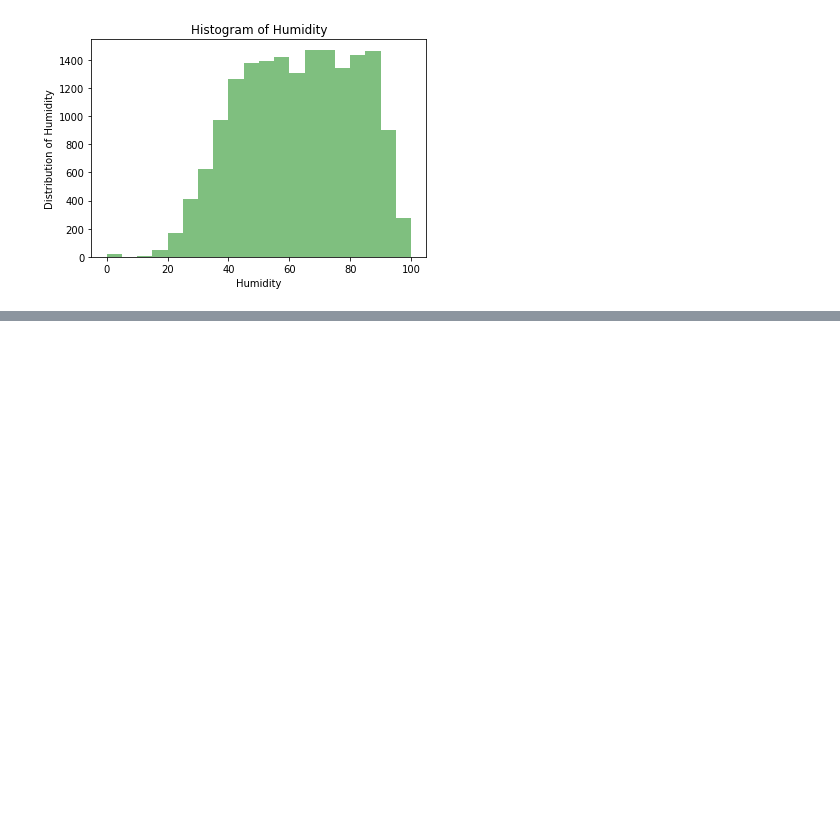
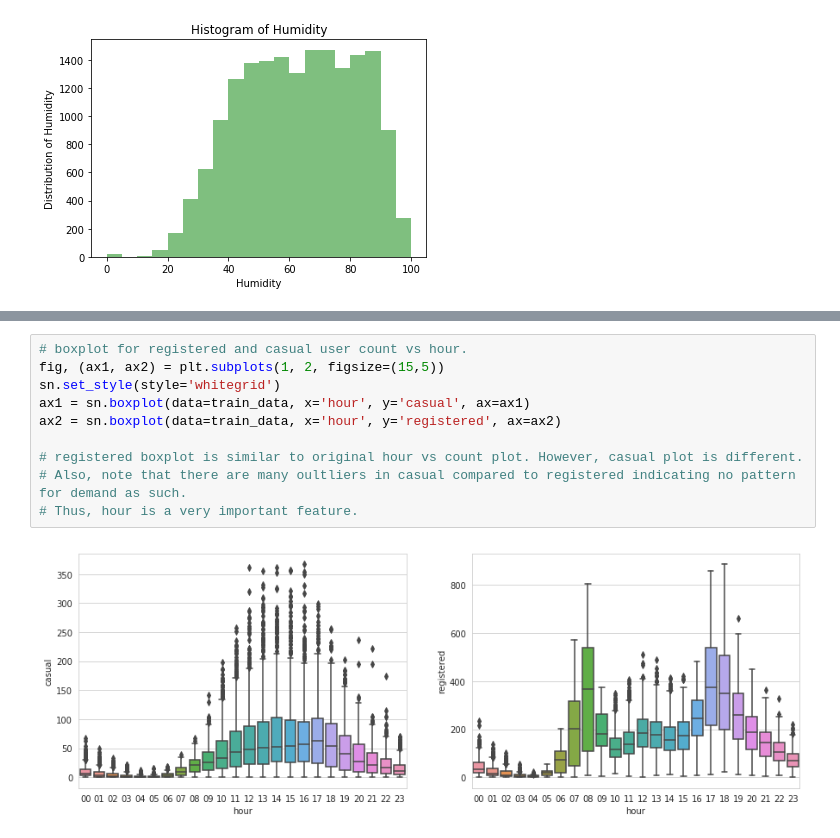
Before and after one commit to Ritik19/Bike-Sharing-Demand, a Jupyter notebook: bsd.ipynb, the cells around one changed output, grey strips where cells are left out. Drawn from its saved outputs; the diff is of its cells as text; blank space fills up the shorter version.

```diff
--- a/bsd.ipynb
+++ b/bsd.ipynb
@@ -73,0 +171,12 @@ data['workingday'] = data.workingday.astype('category')
+# %%
+# boxplot for registered and casual user count vs hour.
+fig, (ax1, ax2) = plt.subplots(1, 2, figsize=(15,5))
+sn.set_style(style='whitegrid')
+ax1 = sn.boxplot(data=train_data, x='hour', y='casual', ax=ax1)
+ax2 = sn.boxplot(data=train_data, x='hour', y='registered', ax=ax2)
+
+# registered boxplot is similar to original hour vs count plot. However, casual plot is different.
+# Also, note that there are many oultliers in casual compared to registered indicating no pattern for demand as such.
+# Thus, hour is a very important feature.
+# %% [output]
+[figure, added]
```
Also changed, not shown: parts of 27 cells of this notebook, 1 other file.
